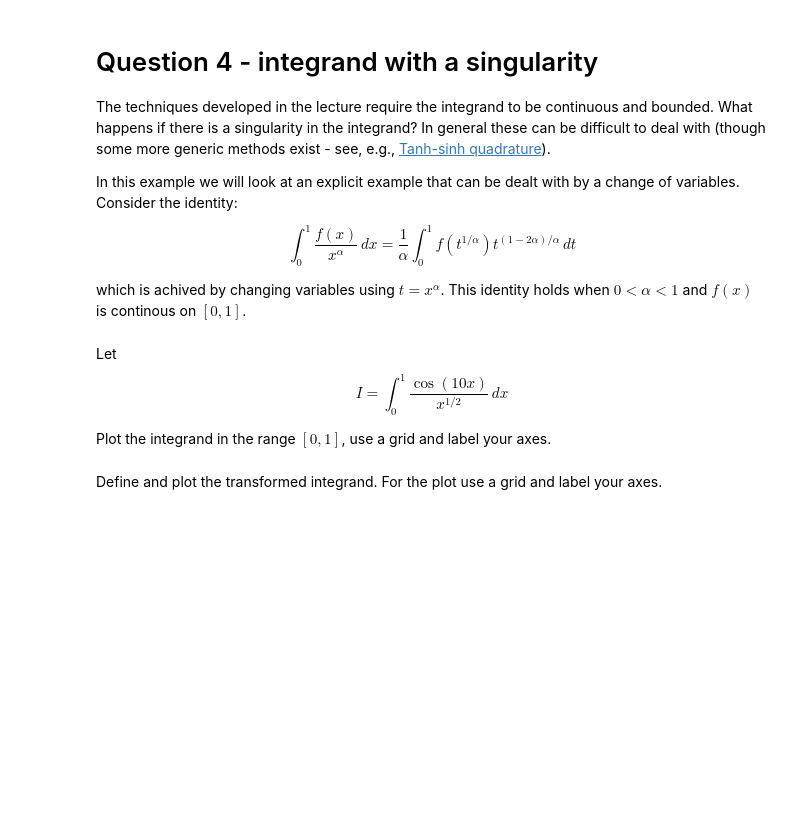
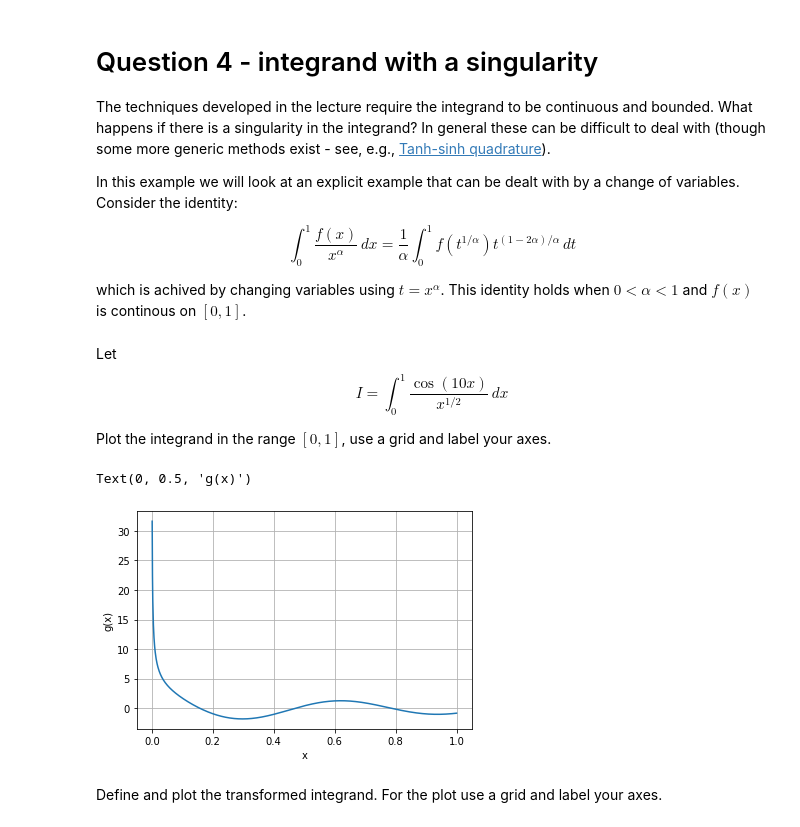
Before and after one commit to conorgouraud/ACM20030, a Jupyter notebook: assignments/Assignment-4.ipynb, the cells around one changed output. Saved outputs shown, nothing was run; the diff lists cells and outputs as text; code cells hidden in the pictures; blank space fills up the shorter version.

```diff
--- a/assignments/Assignment-4.ipynb
+++ b/assignments/Assignment-4.ipynb
@@ -173,5 +235,17 @@ Let
 $$I = \int^1_0 \frac{\cos(10x)}{x^{1/2}}\,dx $$
 
 Plot the integrand in the range $[0,1]$, use a grid and label your axes.
+# %%
+x = np.linspace(0.001, 1, 1000)
+def g(x):
+    return np.cos(10*x)/(x**0.5)
+
+plt.plot(x, g(x))
+plt.grid(True)
+plt.xlabel('x')
+plt.ylabel('g(x)')
+# %% [output]
+Text(0, 0.5, 'g(x)')
+[figure, added]
 # %% [markdown]
 Define and plot the transformed integrand. For the plot use a grid and label your axes.
```
Also changed, not shown: parts of 13 cells of this notebook.
